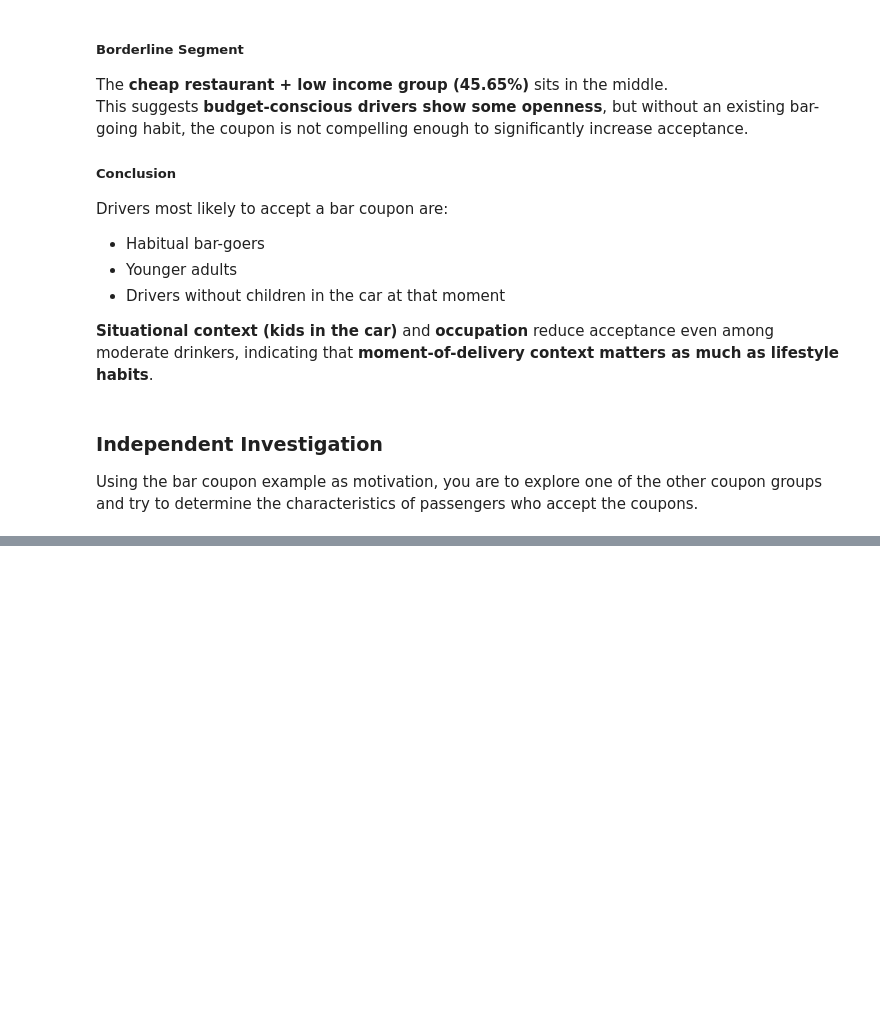
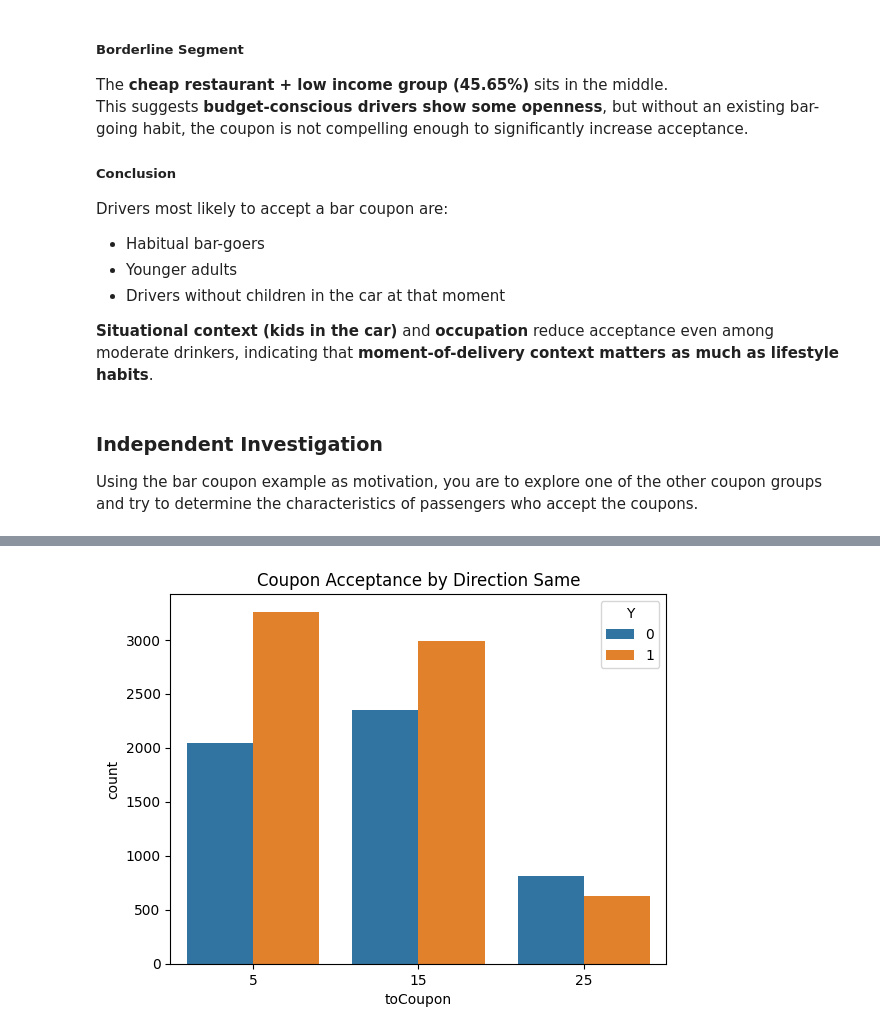
Before and after one commit to gowd-haraginadoni/ML-Will-Customer-Accept-Coupon, a Jupyter notebook: prompt.ipynb, the cells around one changed output, grey strips where cells are left out. Cells and saved outputs as stored; diff of their text form; code cells hidden in the pictures; blank space fills up the shorter version.

```diff
--- a/prompt.ipynb
+++ b/prompt.ipynb
@@ -393,0 +393,14 @@ Using the bar coupon example as motivation, you are to explore one of the other
+# %%
+direction_same = data.query("direction_same == 1")
+sns.countplot(data=data, x='toCoupon', hue='Y')
+plt.title('Coupon Acceptance by Direction Same')
+plt.show()
+
+
+# print(data.query("direction_opp == 1")['Y'].value_counts(normalize=True))
+
+# sns.countplot(data=data, x='direction_same', hue='Y')
+# plt.title('Coupon Acceptance by Direction Same')
+# plt.show()
+# %% [output]
+[figure, added]
```
Also changed, not shown: parts of 7 cells of this notebook.
